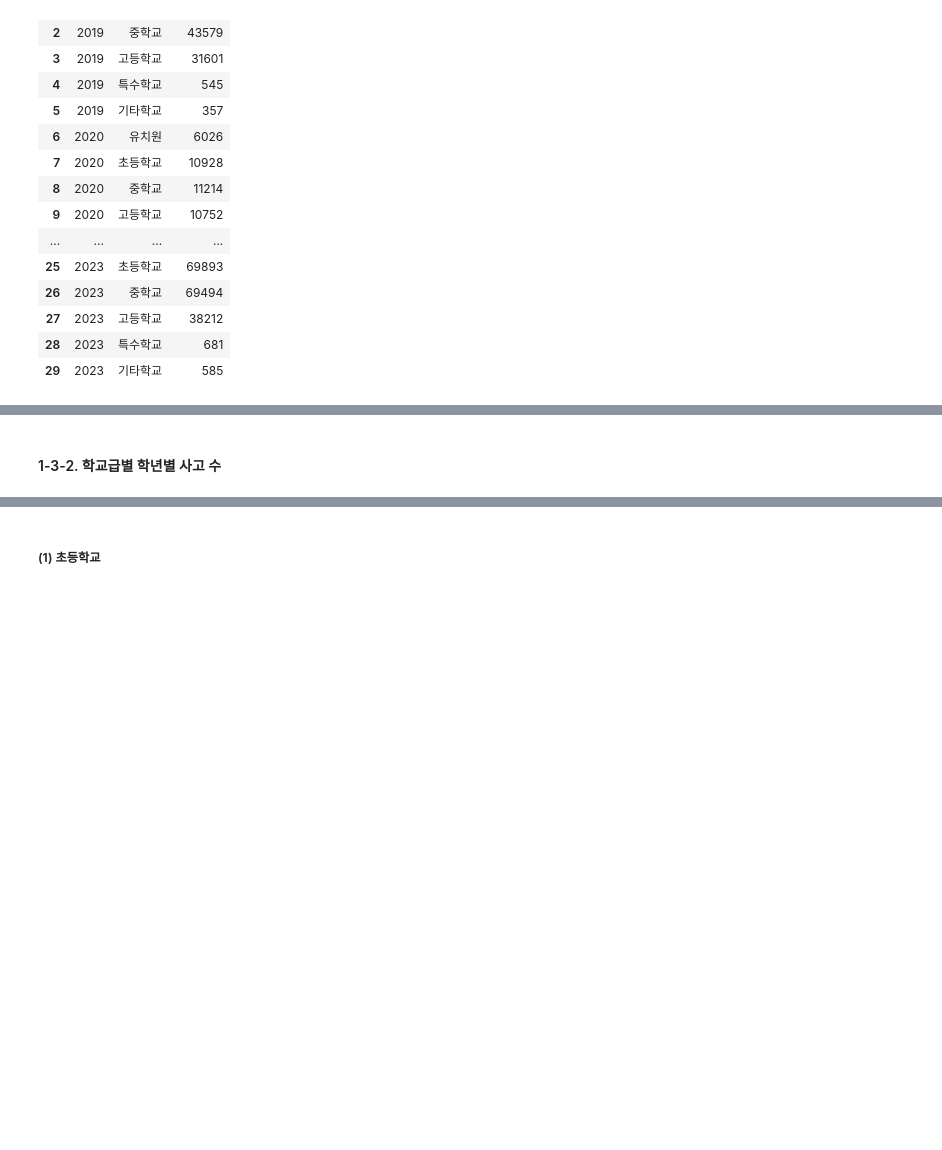
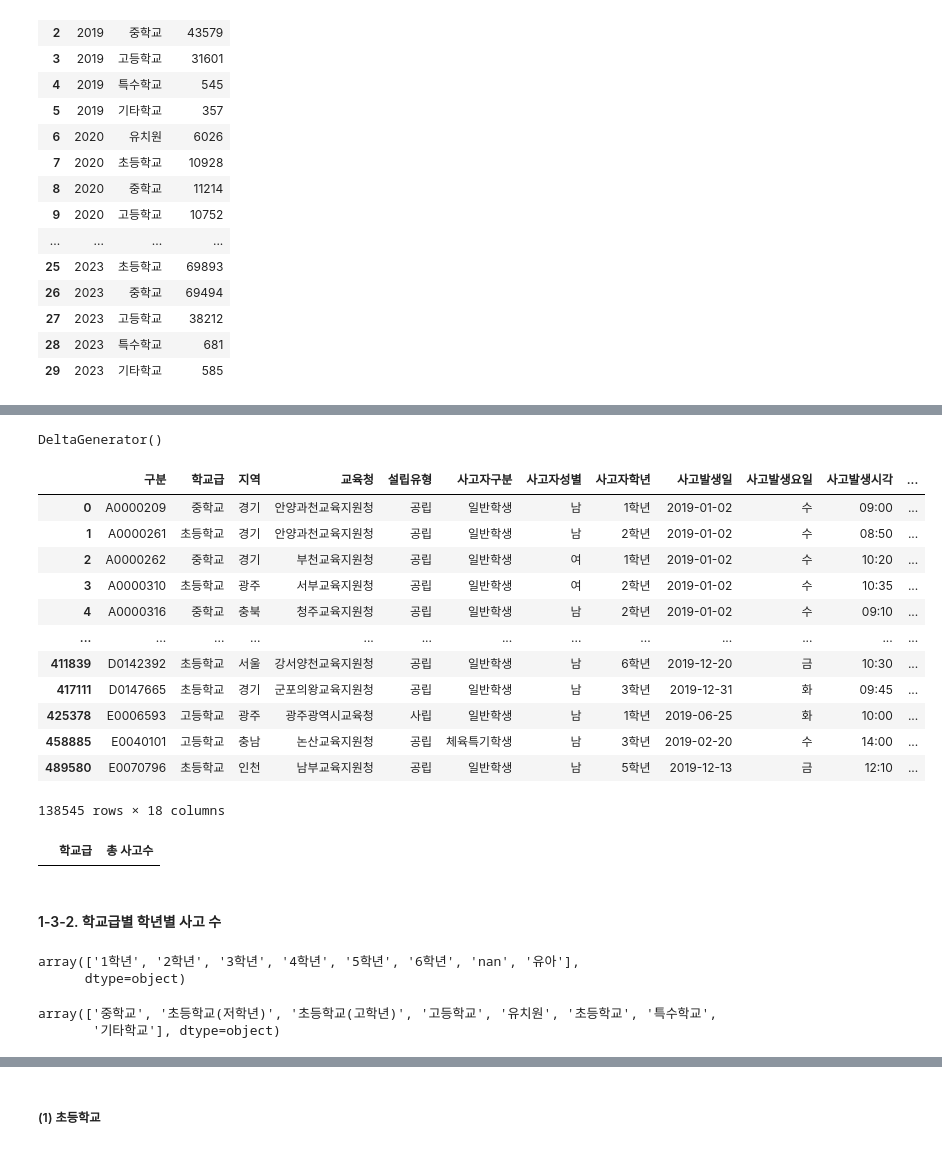
Before and after one commit to CHOIEUNHYE/school-accidents, a Jupyter notebook: code/eda/학교안전사고현황eda_이유정.ipynb, the cells around one changed output, grey strips where cells are left out. Cells and saved outputs as stored; diff of their text form; code cells hidden in the pictures; blank space fills up the shorter version.

Commit message:
school_level.py 3차 편집

```diff
--- a/code/eda/학교안전사고현황eda_이유정.ipynb
+++ b/code/eda/학교안전사고현황eda_이유정.ipynb
@@ -361,15 +496,68 @@ def update_school_level(row):
+# %%
+custom_order = ["유치원", "초등학교_저학년", "초등학교_고학년", "중학교", "고등학교", "특수학교", "기타학교"]
+colors = {"유치원": '#5c7dd2',
+          "초등학교_저학년": '#92b8ff',
+          "초등학교_고학년": '#aeceff',
+          "중학교": '#c7e4ff',
+          "고등학교": '#c3b7eb',
+          "특수학교": '#9590e6',
+          "기타학교": '#837ed5'}
+st.plotly_chart(create_piechart(sch_tot_acci, 2019, '학교급', '총 사고수', custom_order, colors))
+# %% [output]
+DeltaGenerator()
+# %%
+sch_df_year = sch_df[sch_df['연도'] == 2019]
+sch_df_year
+# %% [output]
+|  | 구분 | 학교급 | 지역 | 교육청 | 설립유형 | 사고자구분 | 사고자성별 | 사고자학년 | 사고발생일 | 사고발생요일 | 사고발생시각 | ... |
+| 0 | A0000209 | 중학교 | 경기 | 안양과천교육지원청 | 공립 | 일반학생 | 남 | 1학년 | 2019-01-02 | 수 | 09:00 | ... |
+| 1 | A0000261 | 초등학교 | 경기 | 안양과천교육지원청 | 공립 | 일반학생 | 남 | 2학년 | 2019-01-02 | 수 | 08:50 | ... |
+| 2 | A0000262 | 중학교 | 경기 | 부천교육지원청 | 공립 | 일반학생 | 여 | 1학년 | 2019-01-02 | 수 | 10:20 | ... |
+| 3 | A0000310 | 초등학교 | 광주 | 서부교육지원청 | 공립 | 일반학생 | 여 | 2학년 | 2019-01-02 | 수 | 10:35 | ... |
+| 4 | A0000316 | 중학교 | 충북 | 청주교육지원청 | 공립 | 일반학생 | 남 | 2학년 | 2019-01-02 | 수 | 09:10 | ... |
+| ... | ... | ... | ... | ... | ... | ... | ... | ... | ... | ... | ... | ... |
+| 411839 | D0142392 | 초등학교 | 서울 | 강서양천교육지원청 | 공립 | 일반학생 | 남 | 6학년 | 2019-12-20 | 금 | 10:30 | ... |
+| 417111 | D0147665 | 초등학교 | 경기 | 군포의왕교육지원청 | 공립 | 일반학생 | 남 | 3학년 | 2019-12-31 | 화 | 09:45 | ... |
+| 425378 | E0006593 | 고등학교 | 광주 | 광주광역시교육청 | 사립 | 일반학생 | 남 | 1학년 | 2019-06-25 | 화 | 10:00 | ... |
+| 458885 | E0040101 | 고등학교 | 충남 | 논산교육지원청 | 공립 | 체육특기학생 | 남 | 3학년 | 2019-02-20 | 수 | 14:00 | ... |
+| 489580 | E0070796 | 초등학교 | 인천 | 남부교육지원청 | 공립 | 일반학생 | 남 | 5학년 | 2019-12-13 | 금 | 12:10 | ... |
+138545 rows × 18 columns
 # %%
-# 초등학교 저학년과 고학년으로 구분한 데이터프레임
-    sch_df_level_div = sch_df.copy()
-    sch_df_level_div['학교급'] = sch_df_level_div.apply(update_school_level, axis=1)
-
-# 연도, 학교급 기준으로 groupby
-sch_tot_acci = sch_df_level_div.groupby(['연도', '학교급']).size().reset_index(name='총 사고수')
-# 연도 type str로 변경
-sch_tot_acci['연도'] = sch_tot_acci['연도'].astype(str)
-# 연도, 학교급 기준으로 정렬
-custom_order = ["유치원", "초등학교_저학년", "초등학교_고학년", "중학교", "고등학교", "특수학교", "기타학교"]
+sch_df_year = sch_df[sch_df['연도'] == '2019']
+# 학교급별 사고수 groupby
+sch_tot_acci = sch_df_year.groupby(['학교급']).size().reset_index(name='총 사고수')
+# 학교급 기준으로 정렬
+custom_order = ["유치원", "초등학교", "중학교", "고등학교", "특수학교", "기타학교"]
 sch_tot_acci['학교급'] = pd.Categorical(sch_tot_acci['학교급'], categories=custom_order, ordered=True)
-sch_tot_acci = sch_tot_acci.sort_values(['연도', '학교급']).reset_index(drop=True)
+sch_tot_acci = sch_tot_acci.sort_values(['총 사고수', '학교급'], ascending=[False, True]).reset_index(drop=True)
+# 최대값 추출 및 정수 변환
+#max_value = int(sch_tot_acci["총 사고수"].max())
+sch_tot_acci
+#print(max_value)
+# %% [output]
+|  | 학교급 | 총 사고수 |
 # %% [markdown]
 #### 1-3-2. 학교급별 학년별 사고 수
+# %%
+# sch_grade_acci 데이터프레임
+sch_grade_acci = sch_df.groupby(['연도', '학교급', '사고자학년']).size().reset_index(name='사고수')
+# 유치원, 기타학교 값 제외
+sch_grade_acci = sch_grade_acci[(sch_grade_acci['학교급']!='기타학교') & (sch_grade_acci['학교급'] != '유치원')]
+# 연도, 학교급 기준으로 정렬
+custom_order = ["유치원", "초등학교", "중학교", "고등학교", "특수학교", "기타학교"]
+sch_grade_acci['학교급'] = pd.Categorical(sch_grade_acci['학교급'], categories=custom_order, ordered=True)
+sch_grade_acci = sch_grade_acci.sort_values(['학교급','연도']).reset_index(drop=True)
+sch_grade_acci[sch_grade_acci['학교급'] == '특수학교']['사고자학년'].unique()
+# %% [output]
+array(['1학년', '2학년', '3학년', '4학년', '5학년', '6학년', 'nan', '유아'],
+      dtype=object)
+# %%
+# sch_tot_acci2 데이터프레임
+sch_tot_acci2 = sch_df.copy()
+# 초등학교 저학년/고학년 구분
+sch_tot_acci2.loc[(sch_tot_acci2['학교급']=='초등학교')&(sch_tot_acci2['사고자학년'].isin(['1학년','2학년','3학년'])),'학교급']='초등학교(저학년)'
+sch_tot_acci2.loc[(sch_tot_acci2['학교급']=='초등학교')&(sch_tot_acci2['사고자학년'].isin(['4학년','5학년','6학년'])),'학교급']='초등학교(고학년)'
+sch_tot_acci2['학교급'].unique()
+# %% [output]
+array(['중학교', '초등학교(저학년)', '초등학교(고학년)', '고등학교', '유치원', '초등학교', '특수학교',
+       '기타학교'], dtype=object)
```
Also changed, not shown: parts of 23 cells of this notebook, 2 other files.
